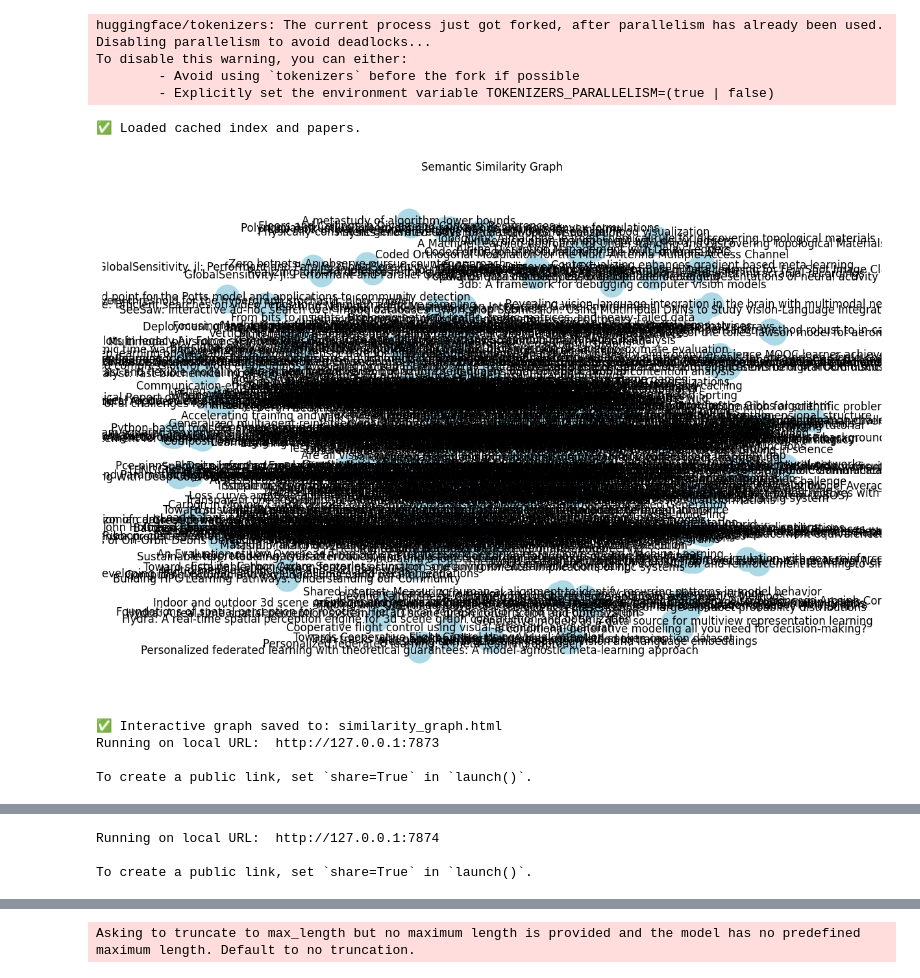
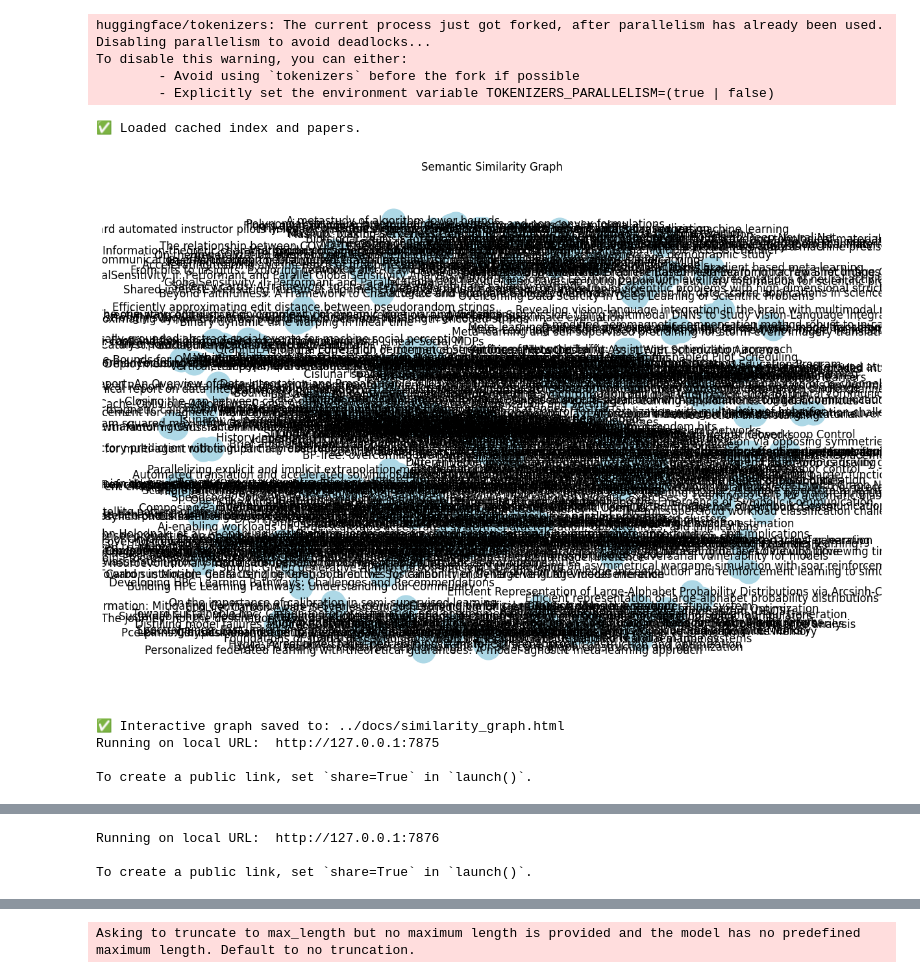
Before and after one commit to erob123/aia-papers, a Jupyter notebook: aia-papers/notebook.ipynb, the cells around one changed output, grey strips where cells are left out. Drawn from its saved outputs; the diff is of its cells as text; code cells hidden in the pictures.

```diff
--- a/aia-papers/notebook.ipynb
+++ b/aia-papers/notebook.ipynb
@@ -124,7 +124,7 @@ def draw_similarity_graph(G, figsize=(12, 8)):
     plt.title("Semantic Similarity Graph")
     plt.show()
 
-def build_interactive_graph(pairwise_df, threshold=0.85, output_file="similarity_graph.html", highlight_nodes=None):
+def build_interactive_graph(pairwise_df, threshold=0.85, output_file="../docs/similarity_graph.html", highlight_nodes=None):
     net = Network(height="750px", width="100%", notebook=False)
     added_nodes = set()
     highlight_nodes = highlight_nodes or []
@@ -219,32 +219,32 @@ To disable this warning, you can either:
 # %%
 # === 9. Run it all ===
 google_scholar_id = "Zid_jw4AAAAJ"
 try:
     papers, embeddings, index = load_index_and_data()
     print("✅ Loaded cached index and papers.")
 except:
     print("🚀 Building index from scratch...")
     papers = get_org_papers(google_scholar_id, max_papers=-1)
     embeddings = embed_papers(papers)
     index = build_index(embeddings)
     save_index_and_data(embeddings, index, papers)
 
-pairwise_df = compute_pairwise_similarity_table(papers, embeddings, threshold=.92)
-G = build_similarity_graph(pairwise_df, threshold=0.92)
+pairwise_df = compute_pairwise_similarity_table(papers, embeddings, threshold=.93)
+G = build_similarity_graph(pairwise_df, threshold=0.93)
 draw_similarity_graph(G)
-build_interactive_graph(pairwise_df, threshold=0.92)
-interactive_graph_with_gradio(pairwise_df, threshold=0.92)
+build_interactive_graph(pairwise_df, threshold=0.93)
+interactive_graph_with_gradio(pairwise_df, threshold=0.93)
 
 launch_gradio(papers, index, embeddings)
 # %% [output]
 ✅ Loaded cached index and papers.
-[figure, old version]
+[figure, new version]
-✅ Interactive graph saved to: similarity_graph.html
-Running on local URL:  http://127.0.0.1:7873
+✅ Interactive graph saved to: ../docs/similarity_graph.html
+Running on local URL:  http://127.0.0.1:7875
 
 To create a public link, set `share=True` in `launch()`.
 [interactive output not drawn]
-Running on local URL:  http://127.0.0.1:7874
+Running on local URL:  http://127.0.0.1:7876
 
 To create a public link, set `share=True` in `launch()`.
 [interactive output not drawn]
```
Also changed, not shown: parts of 1 cell of this notebook, 4 other files.
